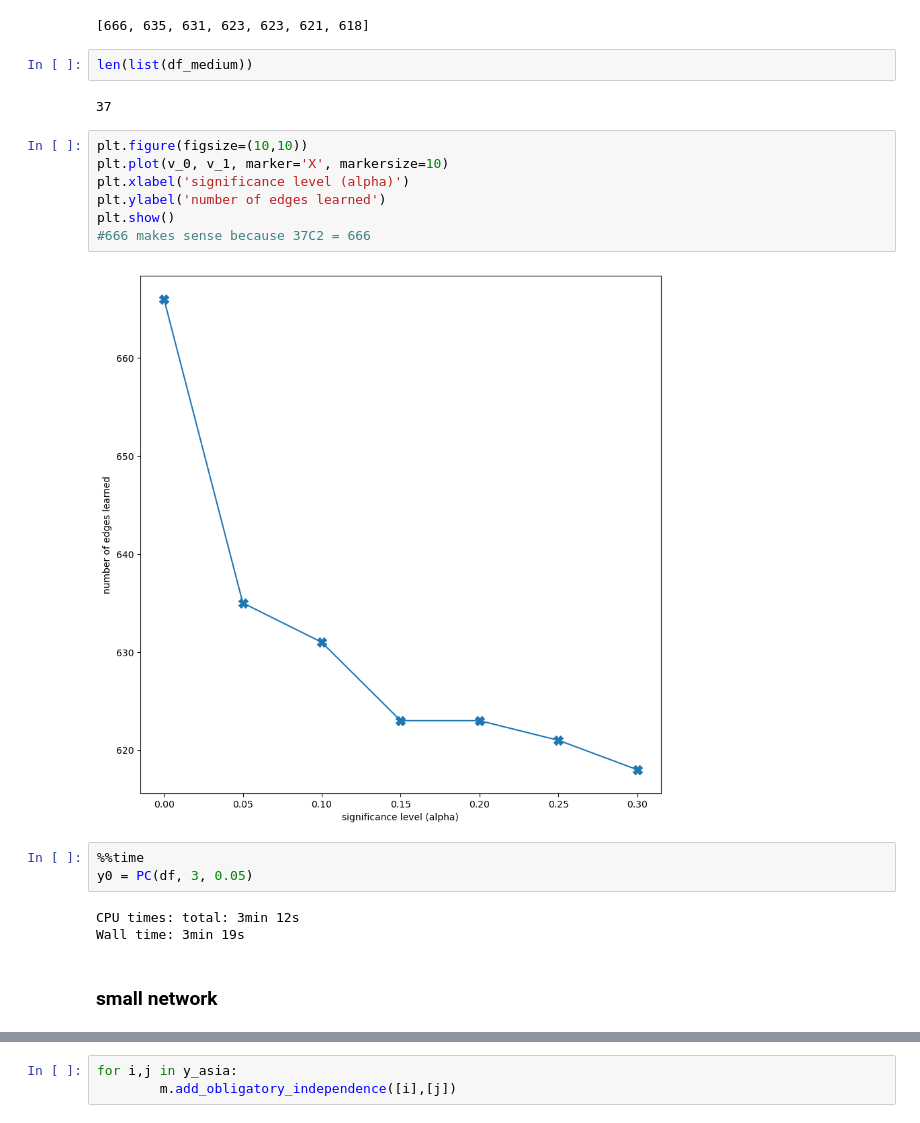
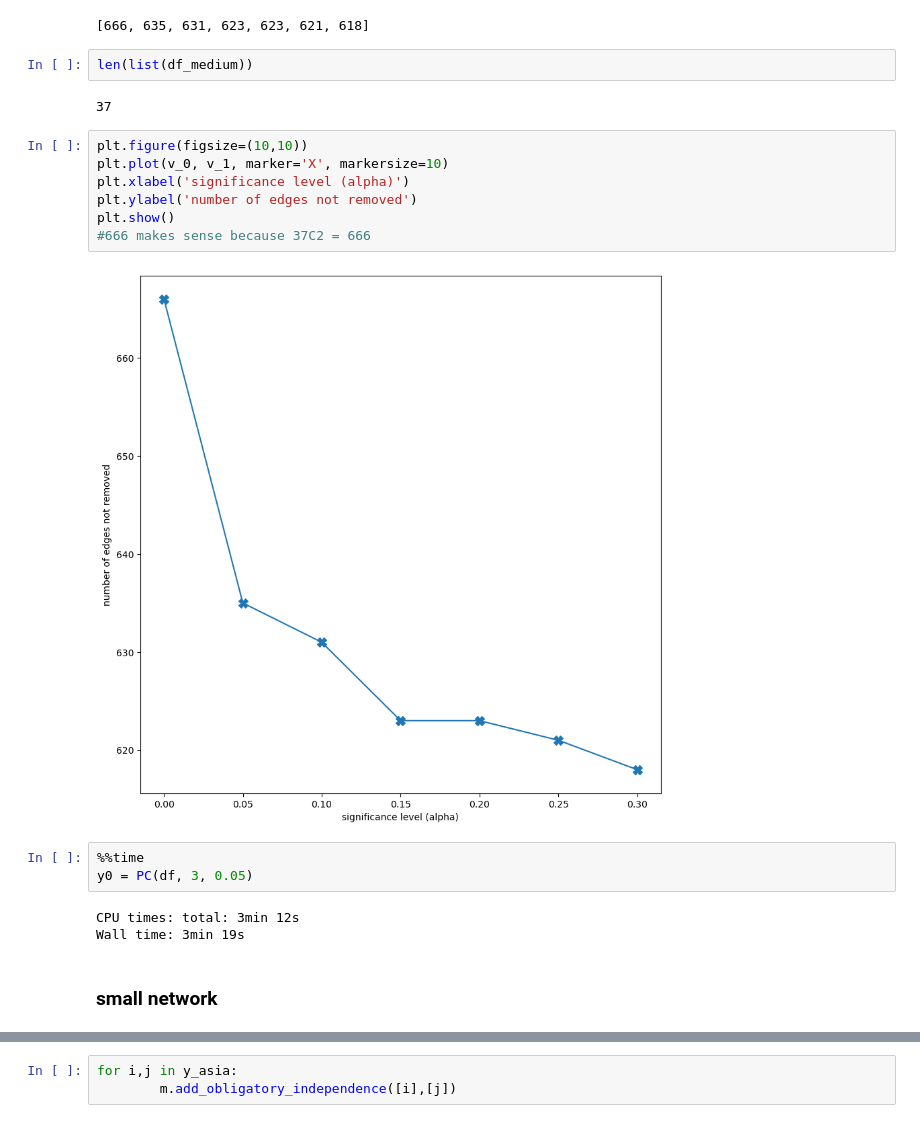
Before and after one commit to Elicit3495/ML_FYP, a Jupyter notebook: conditional.ipynb, the cells around one changed output, grey strips where cells are left out. Drawn from its saved outputs; the diff is of its cells as text.

```diff
--- a/conditional.ipynb
+++ b/conditional.ipynb
@@ -179,27 +179,27 @@ v_1 = [x[1] for x in n_edges]
 v_1
 # %% [output]
 [666, 635, 631, 623, 623, 621, 618]
-# %%
-len(list(df_medium))
-# %% [output]
-37
+# %%
+len(list(df_medium))
+# %% [output]
+37
 # %%
 plt.figure(figsize=(10,10))
 plt.plot(v_0, v_1, marker='X', markersize=10)
 plt.xlabel('significance level (alpha)')
-plt.ylabel('number of edges learned')
+plt.ylabel('number of edges not removed')
 plt.show()
 #666 makes sense because 37C2 = 666
 # %% [output]
-[figure, old version]
+[figure, new version]
 # %%
 %%time
 y0 = PC(df, 3, 0.05)
 # %% [output]
 CPU times: total: 3min 12s
 Wall time: 3min 19s
-# %% [markdown]
-### small network
+# %% [markdown]
+### small network
 # %%
 m = Gobnilp()
 # %% [output]
```
Also changed, not shown: parts of 29 cells of this notebook, 1 other file.
